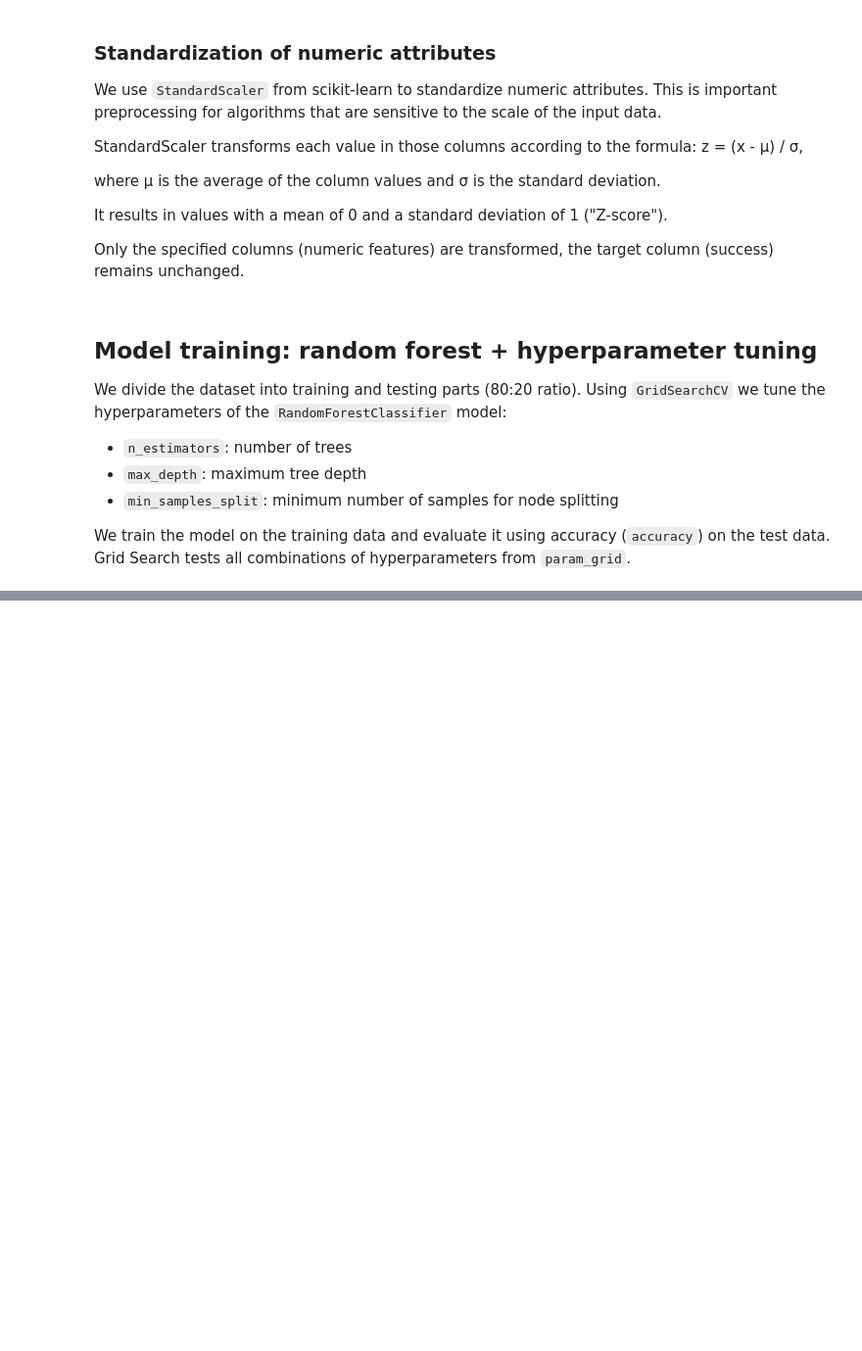
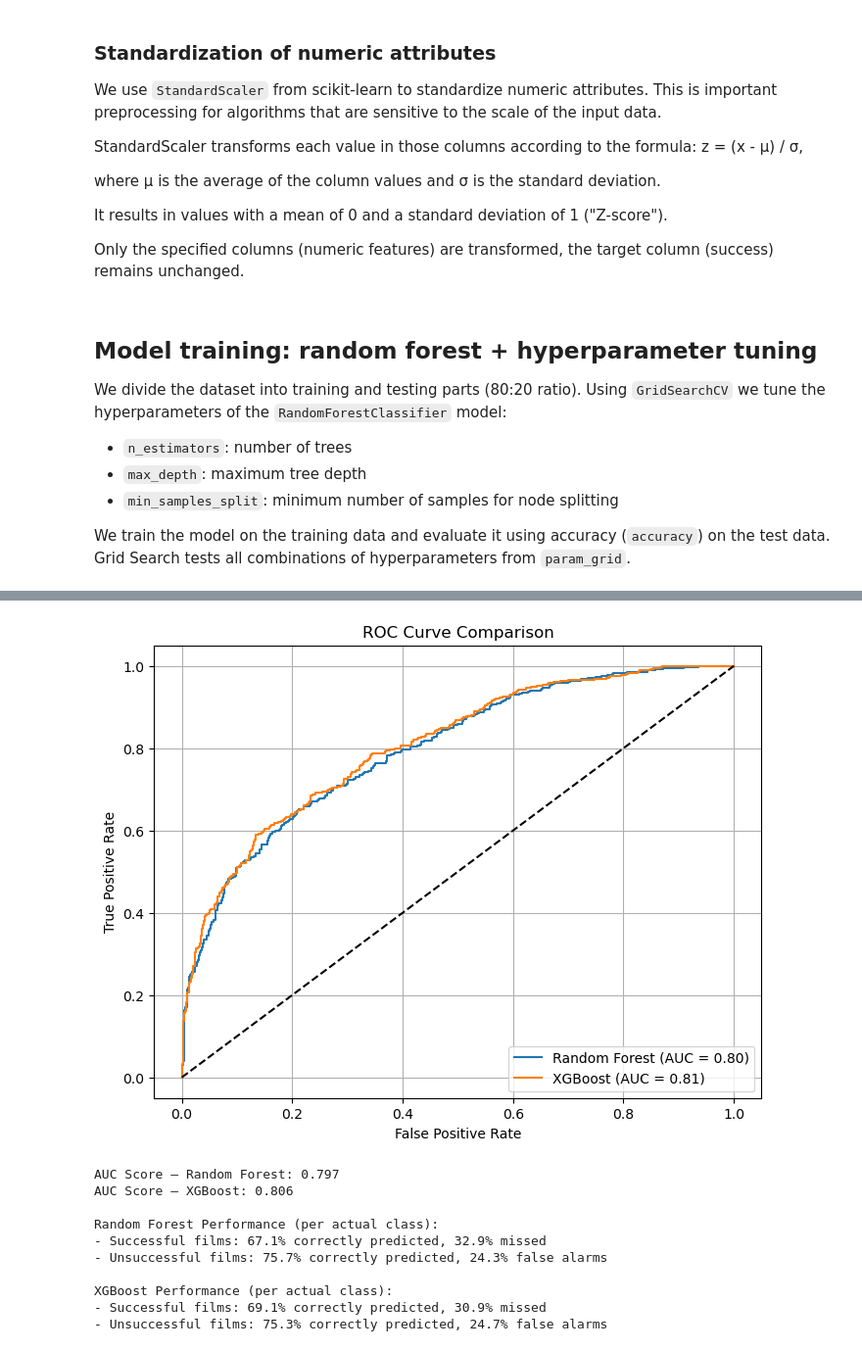
Before and after one commit to matyasfric/4IZ565-Python-project-Hit-or-Flop-movie-prediction, a Jupyter notebook: Main.ipynb, the cells around one changed output, grey strips where cells are left out. Shown at 98% size. Drawn from its saved outputs; the diff is of its cells as text; code cells hidden in the pictures; blank space fills up the shorter version.

```diff
--- a/Main.ipynb
+++ b/Main.ipynb
@@ -203,7 +237,7 @@ from sklearn.model_selection import GridSearchCV
 from sklearn.metrics import classification_report, confusion_matrix, roc_auc_score
 
 # Model
-xgb = XGBClassifier(use_label_encoder=False, eval_metric='logloss', random_state=42)
+xgb = XGBClassifier( eval_metric='logloss', random_state=42)
 
 # grid for hyperparameter tuning
 param_grid = {
@@ -351,0 +338,72 @@ weighted avg       0.53      0.53      0.53      1076
+# %%
+from sklearn.metrics import roc_curve, auc, f1_score, accuracy_score, confusion_matrix
+import matplotlib.pyplot as plt
+import numpy as np
+
+# Probabilities for ROC
+y_proba_rf = grid_search.predict_proba(X_test)[:, 1]
+y_proba_xgb = grid_xgb.predict_proba(X_test)[:, 1]
+
+# ROC curve
+fpr_rf, tpr_rf, _ = roc_curve(y_test, y_proba_rf)
+fpr_xgb, tpr_xgb, _ = roc_curve(y_test, y_proba_xgb)
+
+# AUC
+auc_rf = auc(fpr_rf, tpr_rf)
+auc_xgb = auc(fpr_xgb, tpr_xgb)
+
+# Predictions
+y_pred_rf = grid_search.predict(X_test)
+y_pred_xgb = grid_xgb.predict(X_test)
+
+# Metrics
+acc_rf = accuracy_score(y_test, y_pred_rf)
+f1_rf = f1_score(y_test, y_pred_rf)
+acc_xgb = accuracy_score(y_test, y_pred_xgb)
+f1_xgb = f1_score(y_test, y_pred_xgb)
+
+# ROC Plot
+plt.figure(figsize=(8, 6))
+plt.plot(fpr_rf, tpr_rf, label=f'Random Forest (AUC = {auc_rf:.2f})')
+plt.plot(fpr_xgb, tpr_xgb, label=f'XGBoost (AUC = {auc_xgb:.2f})')
+plt.plot([0, 1], [0, 1], 'k--')
+plt.xlabel("False Positive Rate")
+plt.ylabel("True Positive Rate")
+plt.title("ROC Curve Comparison")
+plt.legend(loc="lower right")
+plt.grid()
+plt.show()
+
+# Print AUC scores separately
+print(f"\nAUC Score – Random Forest: {auc_rf:.3f}")
+print(f"AUC Score – XGBoost: {auc_xgb:.3f}")
+
+# Confusion Matrix as percentages – Random Forest
+cm_rf = confusion_matrix(y_test, y_pred_rf)
+row_totals_rf = cm_rf.sum(axis=1)
+cm_percent_rf = cm_rf / row_totals_rf[:, np.newaxis] * 100
+
+print("\nRandom Forest Performance (per actual class):")
+print(f"- Successful films: {cm_percent_rf[1,1]:.1f}% correctly predicted, {cm_percent_rf[1,0]:.1f}% missed")
+print(f"- Unsuccessful films: {cm_percent_rf[0,0]:.1f}% correctly predicted, {cm_percent_rf[0,1]:.1f}% false alarms")
+
+# Confusion Matrix as percentages – XGBoost
+cm_xgb = confusion_matrix(y_test, y_pred_xgb)
+row_totals_xgb = cm_xgb.sum(axis=1)
+cm_percent_xgb = cm_xgb / row_totals_xgb[:, np.newaxis] * 100
+
+print("\nXGBoost Performance (per actual class):")
+print(f"- Successful films: {cm_percent_xgb[1,1]:.1f}% correctly predicted, {cm_percent_xgb[1,0]:.1f}% missed")
+print(f"- Unsuccessful films: {cm_percent_xgb[0,0]:.1f}% correctly predicted, {cm_percent_xgb[0,1]:.1f}% false alarms")
+# %% [output]
+[figure, added]
+AUC Score – Random Forest: 0.797
+AUC Score – XGBoost: 0.806
+
+Random Forest Performance (per actual class):
+- Successful films: 67.1% correctly predicted, 32.9% missed
+- Unsuccessful films: 75.7% correctly predicted, 24.3% false alarms
+
+XGBoost Performance (per actual class):
+- Successful films: 69.1% correctly predicted, 30.9% missed
+- Unsuccessful films: 75.3% correctly predicted, 24.7% false alarms
```
Also changed, not shown: parts of 14 cells of this notebook.
